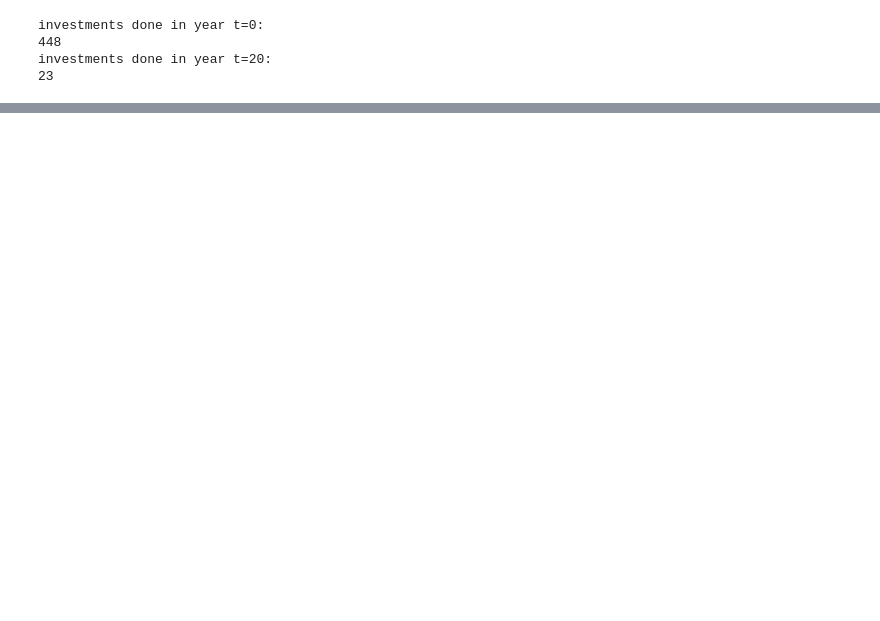
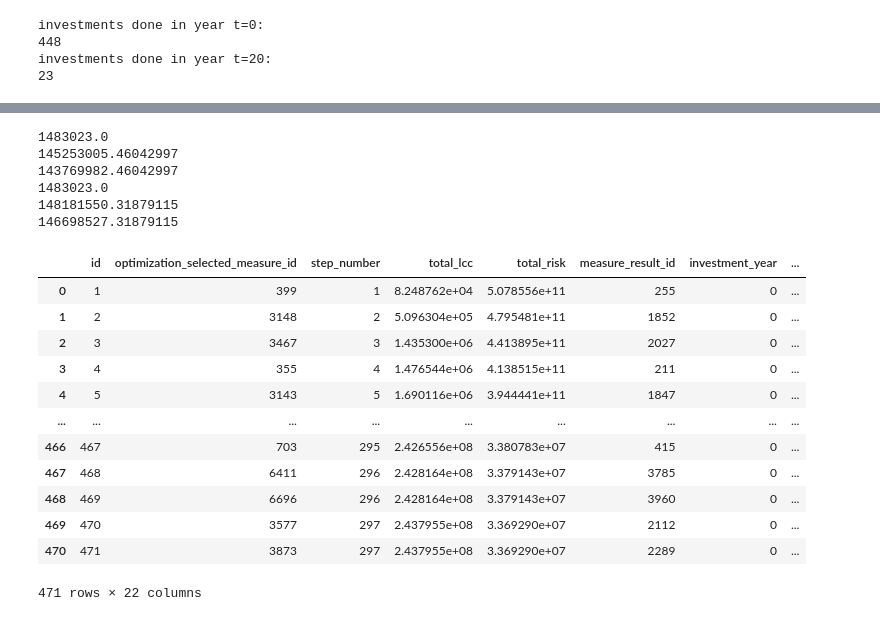
Before and after one commit to Deltares/VRSuiteUtils, a Jupyter notebook: postprocessing/get_database_info.ipynb, the cells around one changed output, grey strips where cells are left out. Drawn from its saved outputs; the diff is of its cells as text; code cells hidden in the pictures; blank space fills up the shorter version.

```diff
--- a/postprocessing/get_database_info.ipynb
+++ b/postprocessing/get_database_info.ipynb
@@ -283,0 +218,9 @@ print(optimization_step)
+# %%
+sql_query = 'SELECT DISTINCT name FROM MeasureResultParameter'
+measure_result_parameter = pd.read_sql_query(sql_query, conn)
+print(measure_result_parameter["name"].tolist())
+
+for name in measure_result_parameter["name"].tolist():
+    optimization_step[name] = -999.0
+
+optimization_step.head()
@@ -283,0 +275,19 @@ print(optimization_step)
+# %%
+# get a list of the unique sorted section_id in optimization_step
+section_id_list = np.sort(optimization_step["section_id"].unique())
+print(section_id_list)
+# get a list of the unique sorted measure_type_id in optimization_step
+measure_type_id_list = np.sort(optimization_step["measure_type_id"].unique())
+print(measure_type_id_list)
+
+# now add a column "marginal_cost" to optimization_step and fill it with the value -999.0
+optimization_step["marginal_cost"] = -999.0
+# for each section_id in section_id_list, find the rows in optimization_step where section_id == section_id. The
+# marginal_cost is the difference between the standalone_cost of the current row and the standalone_cost of the previous
+# with the same measure_type_id. If there is no previous row with the same measure_type_id, the marginal_cost is the same
+# as the standalone_cost. Fill the marginal_cost column with the calculated values.
+for section_id in section_id_list:
+    for measure_type_id in measure_type_id_list:
+        mask = (optimization_step["section_id"] == section_id) & (optimization_step["measure_type_id"] == measure_type_id)
+        optimization_step.loc[mask, "marginal_cost"] = optimization_step[mask]["standalone_cost"].diff()
+        optimization_step.loc[mask, "marginal_cost"] = optimization_step[mask]["marginal_cost"].fillna(optimization_step[mask]["standalone_cost"])
@@ -283,0 +333,44 @@ print(optimization_step)
+# %%
+# determine the total cost as a check. Per step_number add the total costs from the previous step
+optimization_step["check_cost_total"] = -999.0
+# loop through the unique and sorted values of step_number in optimization_step
+for step_number in np.sort(optimization_step["step_number"].unique()):
+    # sum marginal costs of the current step_number
+    step_cost = optimization_step[optimization_step["step_number"] == step_number]["marginal_cost"].sum()
+    # fill the check_cost_total column with the calculated values + the check_cost_total of the previous step_number
+    # if there is no previous step_number, fill the check_cost_total with the calculated value
+    if step_number == 1:
+        optimization_step.loc[optimization_step["step_number"] == step_number, "check_cost_total"] = step_cost
+    else:
+        optimization_step.loc[optimization_step["step_number"] == step_number, "check_cost_total"] = step_cost + optimization_step[optimization_step["step_number"] == step_number - 1]["check_cost_total"].values[0]
+# %%
+print(optimization_step[optimization_step["step_number"] == 212]["total_lcc"].values[0] - optimization_step[optimization_step["step_number"] == 211]["total_lcc"].values[0])
+print(optimization_step[optimization_step["step_number"] == 212]["total_lcc"].values[0])
+print(optimization_step[optimization_step["step_number"] == 211]["total_lcc"].values[0])
+
+print(optimization_step[optimization_step["step_number"] == 212]["check_cost_total"].values[0] - optimization_step[optimization_step["step_number"] == 211]["check_cost_total"].values[0])
+print(optimization_step[optimization_step["step_number"] == 212]["check_cost_total"].values[0])
+print(optimization_step[optimization_step["step_number"] == 211]["check_cost_total"].values[0])
+# %% [output]
+1483023.0
+145253005.46042997
+143769982.46042997
+1483023.0
+148181550.31879115
+146698527.31879115
+# %%
+optimization_step
+# %% [output]
+|  | id | optimization_selected_measure_id | step_number | total_lcc | total_risk | measure_result_id | investment_year | ... |
+| 0 | 1 | 399 | 1 | 8.248762e+04 | 5.078556e+11 | 255 | 0 | ... |
+| 1 | 2 | 3148 | 2 | 5.096304e+05 | 4.795481e+11 | 1852 | 0 | ... |
+| 2 | 3 | 3467 | 3 | 1.435300e+06 | 4.413895e+11 | 2027 | 0 | ... |
+| 3 | 4 | 355 | 4 | 1.476544e+06 | 4.138515e+11 | 211 | 0 | ... |
+| 4 | 5 | 3143 | 5 | 1.690116e+06 | 3.944441e+11 | 1847 | 0 | ... |
+| ... | ... | ... | ... | ... | ... | ... | ... | ... |
+| 466 | 467 | 703 | 295 | 2.426556e+08 | 3.380783e+07 | 415 | 0 | ... |
+| 467 | 468 | 6411 | 296 | 2.428164e+08 | 3.379143e+07 | 3785 | 0 | ... |
+| 468 | 469 | 6696 | 296 | 2.428164e+08 | 3.379143e+07 | 3960 | 0 | ... |
+| 469 | 470 | 3577 | 297 | 2.437955e+08 | 3.369290e+07 | 2112 | 0 | ... |
+| 470 | 471 | 3873 | 297 | 2.437955e+08 | 3.369290e+07 | 2289 | 0 | ... |
+471 rows × 22 columns
```
Also changed, not shown: parts of 40 cells of this notebook, 1 other file.
